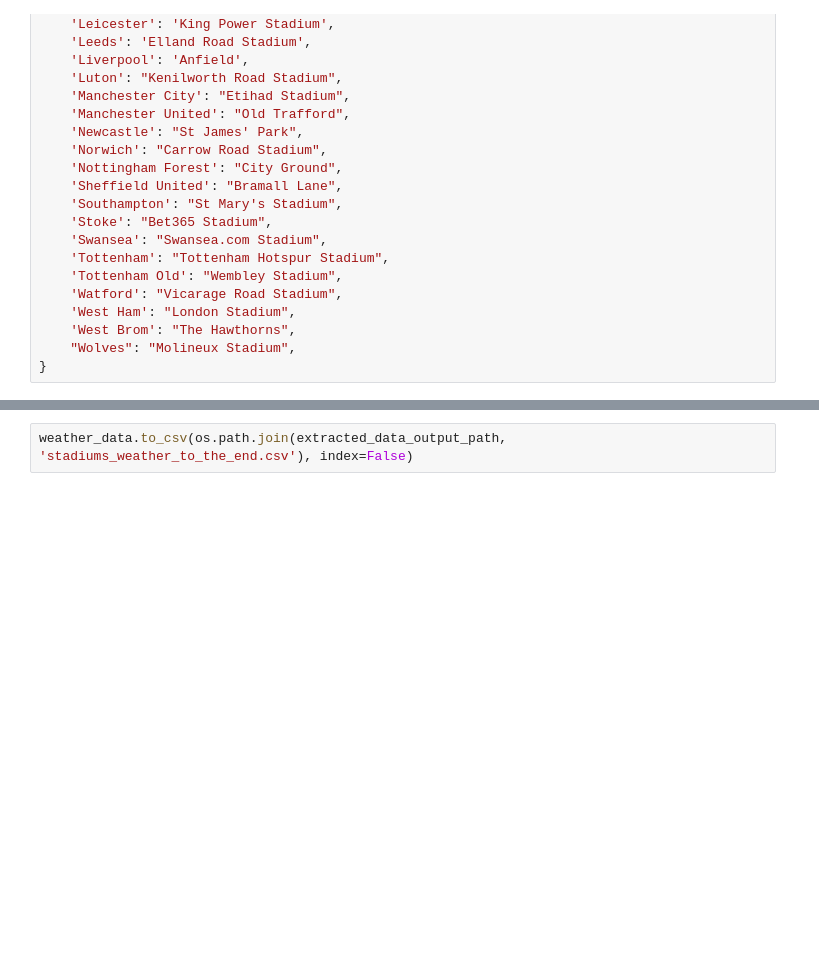
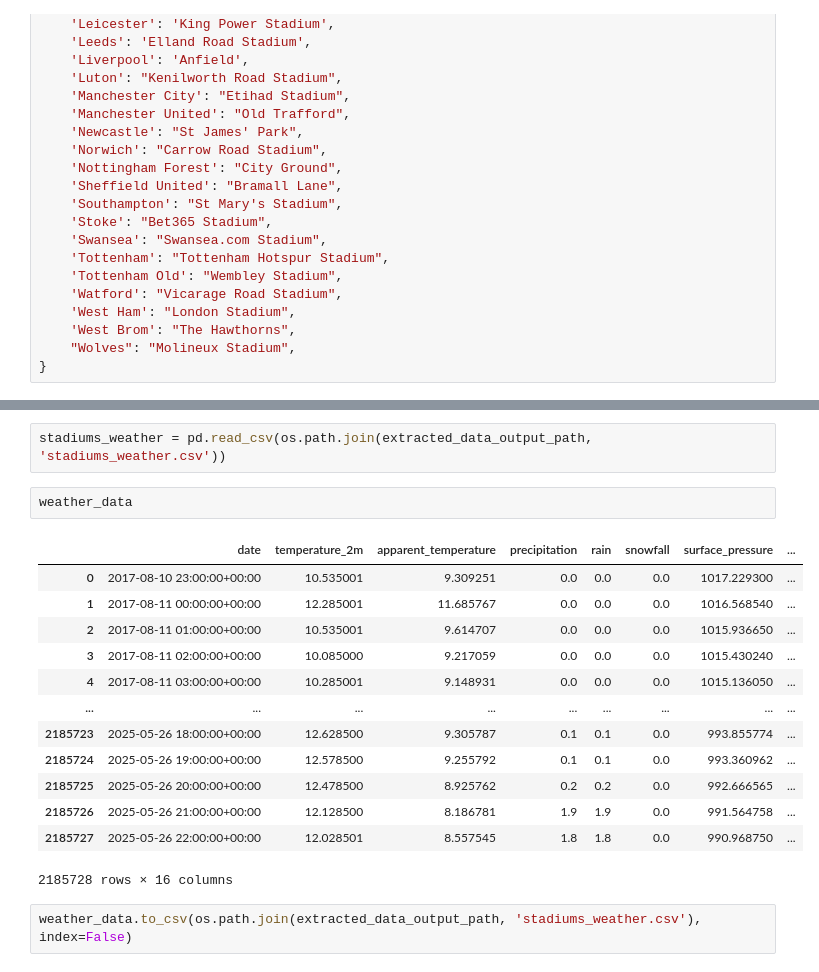
Before and after one commit to gcichy/master_project, a Jupyter notebook: data_extraction/get_weather_data.ipynb, the cells around one changed output, grey strips where cells are left out. Saved outputs shown, nothing was run; the diff lists cells and outputs as text; blank space fills up the shorter version.

Commit message:
weather conditions analisys

```diff
--- a/data_extraction/get_weather_data.ipynb
+++ b/data_extraction/get_weather_data.ipynb
@@ -229,2 +246,20 @@ Timezone difference to GMT+0 3600 s
+# %%
+stadiums_weather = pd.read_csv(os.path.join(extracted_data_output_path, 'stadiums_weather.csv'))
+# %%
+weather_data
+# %% [output]
+|  | date | temperature_2m | apparent_temperature | precipitation | rain | snowfall | surface_pressure | ... |
+| 0 | 2017-08-10 23:00:00+00:00 | 10.535001 | 9.309251 | 0.0 | 0.0 | 0.0 | 1017.229300 | ... |
+| 1 | 2017-08-11 00:00:00+00:00 | 12.285001 | 11.685767 | 0.0 | 0.0 | 0.0 | 1016.568540 | ... |
+| 2 | 2017-08-11 01:00:00+00:00 | 10.535001 | 9.614707 | 0.0 | 0.0 | 0.0 | 1015.936650 | ... |
+| 3 | 2017-08-11 02:00:00+00:00 | 10.085000 | 9.217059 | 0.0 | 0.0 | 0.0 | 1015.430240 | ... |
+| 4 | 2017-08-11 03:00:00+00:00 | 10.285001 | 9.148931 | 0.0 | 0.0 | 0.0 | 1015.136050 | ... |
+| ... | ... | ... | ... | ... | ... | ... | ... | ... |
+| 2185723 | 2025-05-26 18:00:00+00:00 | 12.628500 | 9.305787 | 0.1 | 0.1 | 0.0 | 993.855774 | ... |
+| 2185724 | 2025-05-26 19:00:00+00:00 | 12.578500 | 9.255792 | 0.1 | 0.1 | 0.0 | 993.360962 | ... |
+| 2185725 | 2025-05-26 20:00:00+00:00 | 12.478500 | 8.925762 | 0.2 | 0.2 | 0.0 | 992.666565 | ... |
+| 2185726 | 2025-05-26 21:00:00+00:00 | 12.128500 | 8.186781 | 1.9 | 1.9 | 0.0 | 991.564758 | ... |
+| 2185727 | 2025-05-26 22:00:00+00:00 | 12.028501 | 8.557545 | 1.8 | 1.8 | 0.0 | 990.968750 | ... |
+2185728 rows × 16 columns
 # %%
-weather_data.to_csv(os.path.join(extracted_data_output_path, 'stadiums_weather_to_the_end.csv'), index=False)
+weather_data.to_csv(os.path.join(extracted_data_output_path, 'stadiums_weather.csv'), index=False)
```
Also changed, not shown: parts of 4 cells of this notebook, 3 other files.
